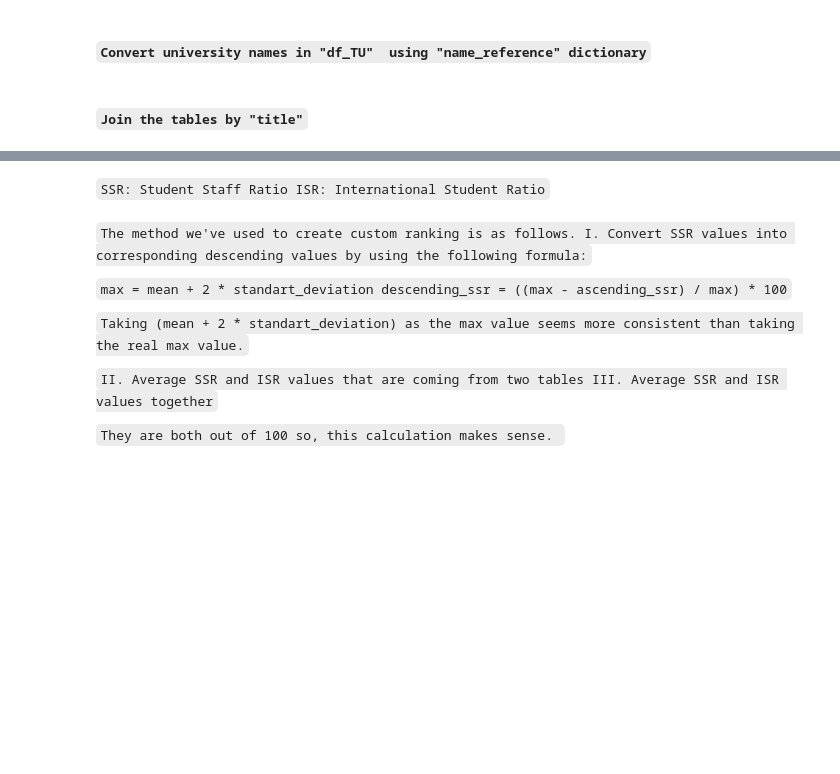
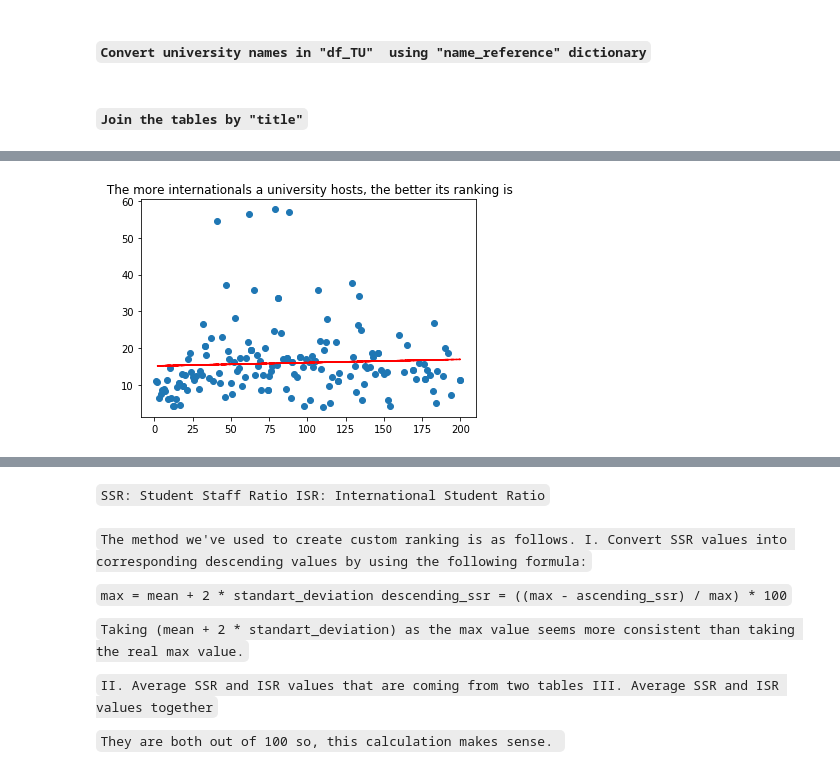
Before and after one commit to oabouzaid/Applied-Data-Analysis, a Jupyter notebook: homework2/solutions_final.ipynb, the cells around one changed output, grey strips where cells are left out. Drawn from its saved outputs; the diff is of its cells as text; code cells hidden in the pictures; blank space fills up the shorter version.

```diff
--- a/homework2/solutions_final.ipynb
+++ b/homework2/solutions_final.ipynb
@@ -745,0 +714,5 @@ df_merged = pd.merge(df_THE.iloc[:,2:], df_TU.iloc[:,2:], how='outer', on=['titl
+# %%
+draw_regress(cleanedDF['rank_x'],cleanedDF['student_staff_ratio_x'], ' The more internationals a university hosts, \
+the better its ranking is.')
+# %% [output]
+[figure, added]
```
Also changed, not shown: parts of 50 cells of this notebook.
